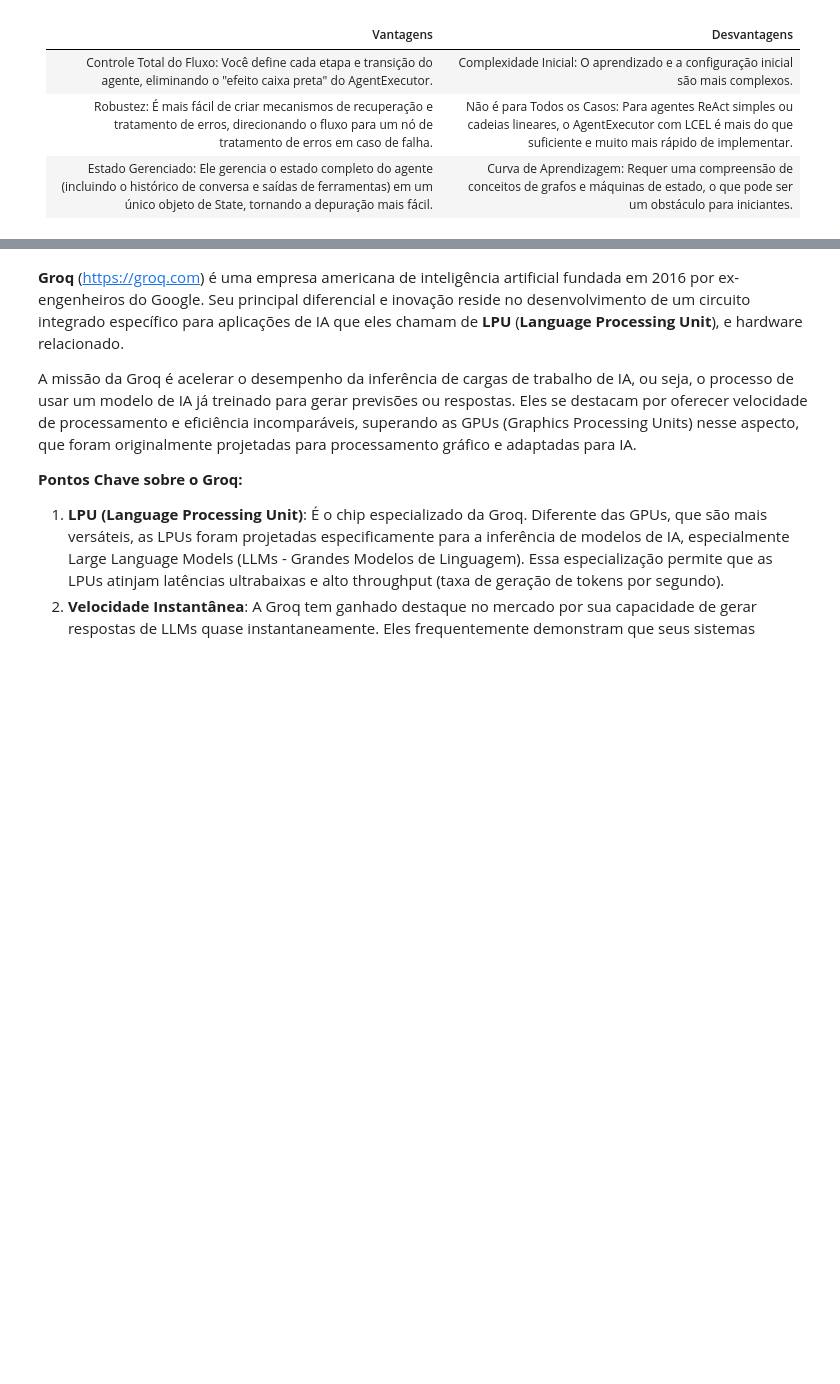
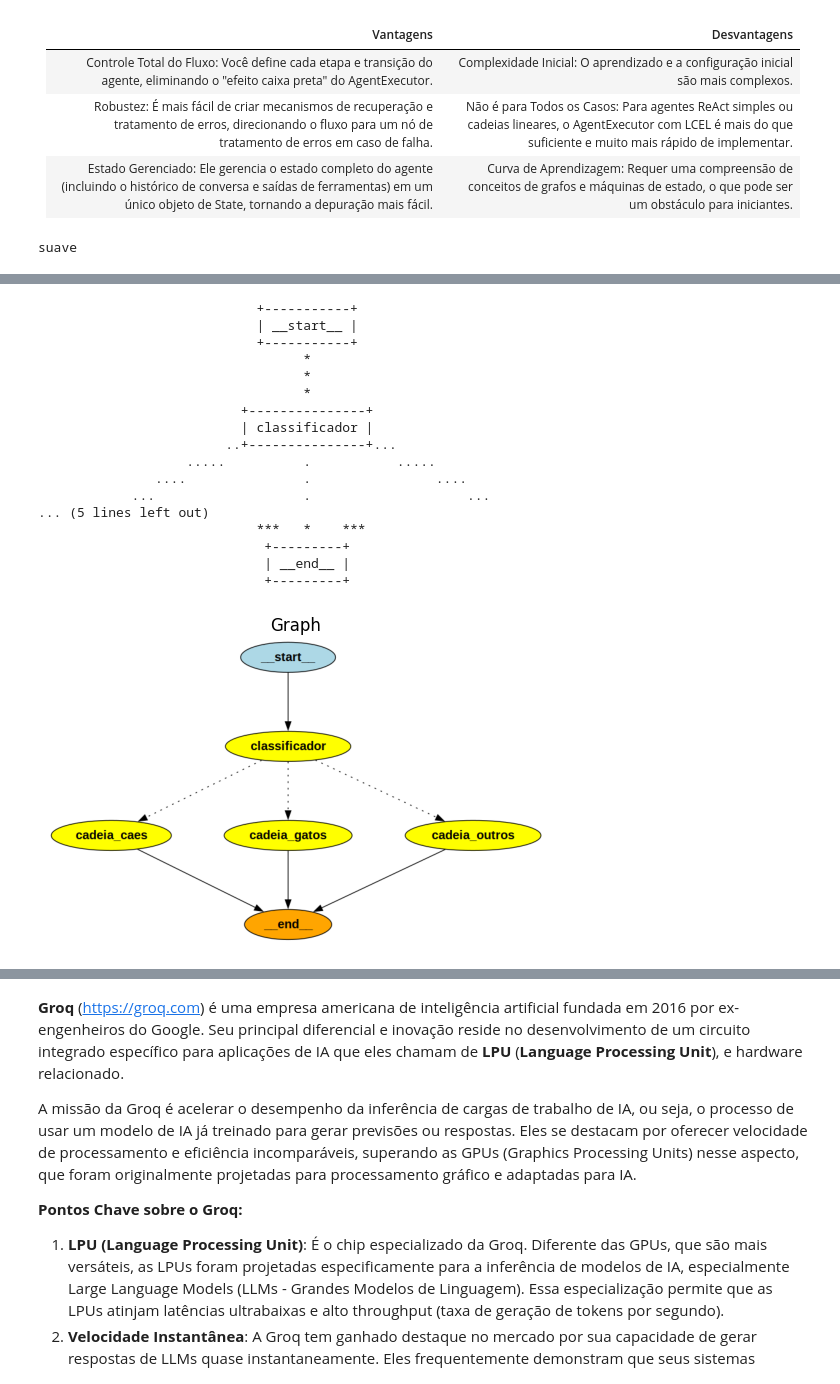
Before and after one commit to albertoakel/InsurMinds2026, a Jupyter notebook: notebooks/I2A2_Aula_Agentes_de_0_a_100.ipynb, the cells around one changed output, grey strips where cells are left out. Saved outputs shown, nothing was run; the diff lists cells and outputs as text; code cells hidden in the pictures; blank space fills up the shorter version.

```diff
--- a/notebooks/I2A2_Aula_Agentes_de_0_a_100.ipynb
+++ b/notebooks/I2A2_Aula_Agentes_de_0_a_100.ipynb
@@ -1732,7 +1732,7 @@ set_debug(False)
 # Formatação das respostas
 def formatar_classificacao_para_estado(classificacao: str):
     palavra_chave = classificacao.lower().strip().split()[0]
-    return {"classificacao": palavra_chave}
+    return {"classificacao": palavra_chave}          # para esse caso, cão ou gato
 
 def formatar_resposta_caes(resposta: str):
     return {"resposta": resposta}
@@ -1740,12 +1740,15 @@ def formatar_resposta_caes(resposta: str):
 def formatar_resposta_gatos(resposta: str):
     return {"resposta": resposta}
 
+def formatar_resposta_outros(resposta: str):    #news
+    return {"resposta": resposta}
+
 
 
 # Cadeias para cada especialidade
 def cadeia_cachorro(llm):
     prompt_caes = ChatPromptTemplate.from_template(
-        "Você é um especialista em cães. Responda a pergunta a seguir de forma concisa: {pergunta}"
+        "Você não gosta de cães. Responda as perguntas de forma grosseira e preguiçosa: {pergunta}"
     )
     return prompt_caes | llm | StrOutputParser() | RunnableLambda(formatar_resposta_caes)
 
@@ -1756,11 +1759,18 @@ def cadeia_gato(llm):
     )
     return prompt_gatos | llm | StrOutputParser() | RunnableLambda(formatar_resposta_gatos)
 
+def cadeia_outros(llm):
+    prompt_outros = ChatPromptTemplate.from_template(
+        "Você é um xamã é explica a coisas baseadas em rituais olisticos e xamanisticos {pergunta}"
+    )
+    return prompt_outros | llm | StrOutputParser() | RunnableLambda(formatar_resposta_outros)
+
 
 def cadeia_classificador(llm):
     classificador_prompt = PromptTemplate.from_template(
-        """Classifique a seguinte pergunta como 'caes' ou 'gatos'.
-            Responda apenas com a palavra 'caes' ou 'gatos'.
+        """Classifique a seguinte pergunta em uma das categorias: 'caes', 'gatos' ou 'outros'.
+        Se a pergunta não for especificamente sobre cães ou gatos, responda apenas 'outros'.
+        Responda apenas com UMA palavra: 'caes', 'gatos' ou 'outros'.
         Pergunta: {pergunta}
 
         Tópico:"""
@@ -1783,7 +1793,7 @@ def rotear_pergunta(state):
         return "cadeia_gatos"
     else:
         # Padrão para cães se não conseguir classificar
-        return "cadeia_caes"
+        return "cadeia_outros"
 
 
 def fluxo(llm):
@@ -1793,6 +1803,8 @@ def fluxo(llm):
     workflow.add_node("classificador", cadeia_classificador(llm))
     workflow.add_node("cadeia_caes", cadeia_cachorro(llm))
     workflow.add_node("cadeia_gatos", cadeia_gato(llm))
+    workflow.add_node("cadeia_outros", cadeia_outros(llm))
+
 
     # O início do grafo
     workflow.set_entry_point("classificador")
@@ -1803,17 +1815,37 @@ def fluxo(llm):
         {
             "cadeia_caes": "cadeia_caes",
             "cadeia_gatos": "cadeia_gatos",
+            "cadeia_outros": "cadeia_outros",
         },
     )
 
     # E os pontos de saída
     workflow.add_edge("cadeia_caes", END)
     workflow.add_edge("cadeia_gatos", END)
+    workflow.add_edge("cadeia_outros", END)
+
 
     # Compila o grafo para uso
     return workflow.compile()
+
+print('suave')
+# %% [output]
+suave
 # %%
-workflow = fluxo(llm_openai)
+# =======================
+# LangGraph
+# =======================
+
+# # Criação de agentes com LangGraph
+# from langgraph.prebuilt import create_react_agent as create_react_agent_graph
+
+# # Sistema de checkpoint em memória
+# from langgraph.checkpoint.memory import InMemorySaver
+
+# # Definição e execução de grafos
+# from langgraph.graph import StateGraph, END
+
+workflow = fluxo(llm_gemini)
 
 # Mostra o fluxo
 workflow.get_graph().draw_png("graph.png")
@@ -1824,3 +1856,4 @@ imgplot = plt.imshow(img)
 plt.axis('off')
 plt.title('Graph')
 plt.show()
+# %% [output]
@@ -1827,3 +1861,21 @@ plt.show()
+                            +-----------+
+                            | __start__ |
+                            +-----------+
+                                  *
+                                  *
+                                  *
+                          +---------------+
+                          | classificador |
+                        ..+---------------+...
+                   .....          .           .....
+               ....               .                ....
+            ...                   .                    ...
+... (5 lines left out)
+                            ***   *    ***
+                             +---------+
+                             | __end__ |
+                             +---------+
+[figure, added]
 # %%
 # Executando o grafo com uma pergunta sobre cães
 pergunta_caes = "Por que os cachorros gostam tanto de brincar de buscar?"
```
Also changed, not shown: parts of 24 cells of this notebook, 6 other files.
